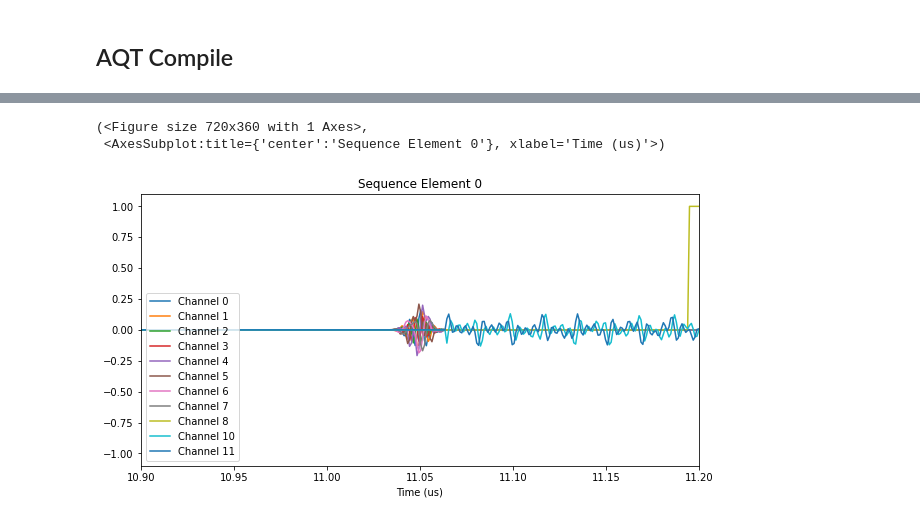
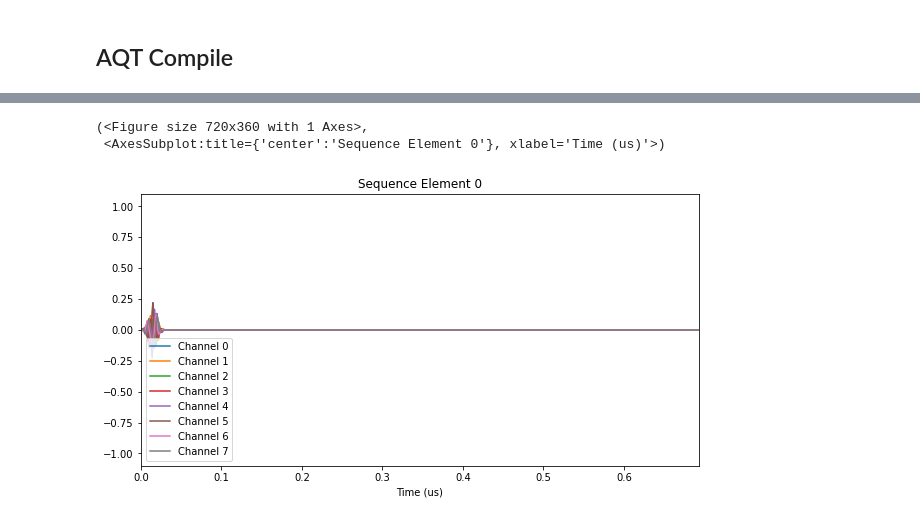
Before and after one commit to Infleqtion/client-superstaq, a Jupyter notebook: examples/aqt_compile.ipynb, the cells around one changed output, grey strips where cells are left out. Drawn from its saved outputs; the diff is of its cells as text; code cells hidden in the pictures.

```diff
--- a/examples/aqt_compile.ipynb
+++ b/examples/aqt_compile.ipynb
@@ -7,5 +14,2 @@ import qtrl
 # %%
-qubits = cirq.LineQubit.range(4, 8)
-in_circuit = cirq.Circuit([cirq.H(q) for q in qubits])
-in_circuit += cirq.measure(*qubits)
-print(in_circuit)
+qubits = cirq.LineQubit.range(8)
@@ -20,5 +16,5 @@ print(in_circuit)
 # %%
-service = cirq_superstaq.Service(
-    api_key=""""Insert superstaq token that you received from https://superstaq.super.tech""",
-    verbose=True,
-)
+circuit1 = cirq.Circuit()
+for q in qubits[4:8]:
+    circuit1 += cirq.H(q)
+print(circuit1)
@@ -31,0 +49,5 @@ compiler_output = service.aqt_compile(in_circuit)
+# %%
+circuit2 = cirq.Circuit()
+circuit2 += cirq.SWAP(qubits[4], qubits[5])
+circuit2 += cirq.H(qubits[6])
+print(circuit2)
@@ -32,3 +60,2 @@ compiler_output = service.aqt_compile(in_circuit)
 # %%
-# The output ciruit is optimized. In this case, the Hadamard gates only require one physical (Rx) pulse each.
-print(compiler_output.circuit)
+compiler_output = service.aqt_compile([circuit1, circuit2])
@@ -43,6 +80,6 @@ print(compiler_output.circuit)
 # %%
-compiler_output.seq.plot(element=0, t_min=10.9e-6, t_max=11.2e-6)
+compiler_output.seq.plot(element=0)
 # %% [output]
 (<Figure size 720x360 with 1 Axes>,
  <AxesSubplot:title={'center':'Sequence Element 0'}, xlabel='Time (us)'>)
-[figure, old version]
+[figure, new version]
```
Also changed, not shown: parts of 16 cells of this notebook.
